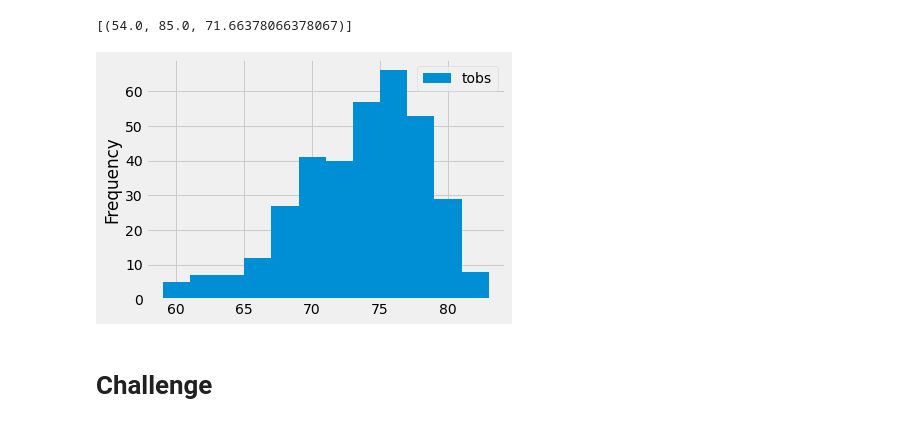
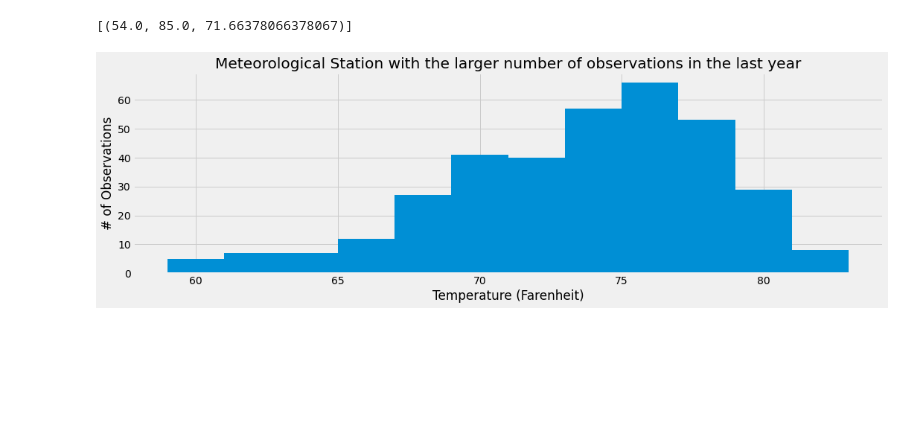
Before and after one commit to NataliaVelasquez18/Weather-analysis-with-SQLAlchemy-and-SQLite, a Jupyter notebook: climate_analysis.ipynb, the cells around one changed output. Saved outputs shown, nothing was run; the diff lists cells and outputs as text; code cells hidden in the pictures; blank space fills up the shorter version.

```diff
--- a/climate_analysis.ipynb
+++ b/climate_analysis.ipynb
@@ -131,11 +188,14 @@ filter(Measurement.station == 'USC00519281').all()
 # %%
 # Choose the station with the highest number of temperature observations.
 # Query the last 12 months of temperature observation data for this station and plot the results as a histogram
 results = session.query(Measurement.tobs).\
 filter(Measurement.station == 'USC00519281').\
 filter(Measurement.date >= prev_year).all()
 df = pd.DataFrame(results, columns=['tobs'])
-df.plot.hist(bins=12)
+df.plot.hist(bins=12, figsize=(15,5), legend=None)
+plt.xlabel("Temperature (Farenheit)")
+plt.ylabel("# of Observations")
+plt.title("Meteorological Station with the larger number of observations in the last year")
 plt.tight_layout()
 # %% [output]
-[figure, old version]
+[figure, new version]
@@ -145,2 +201,0 @@ plt.tight_layout()
-# %% [markdown]
-# Challenge
```
Also changed, not shown: parts of 27 cells of this notebook, 6 other files.
